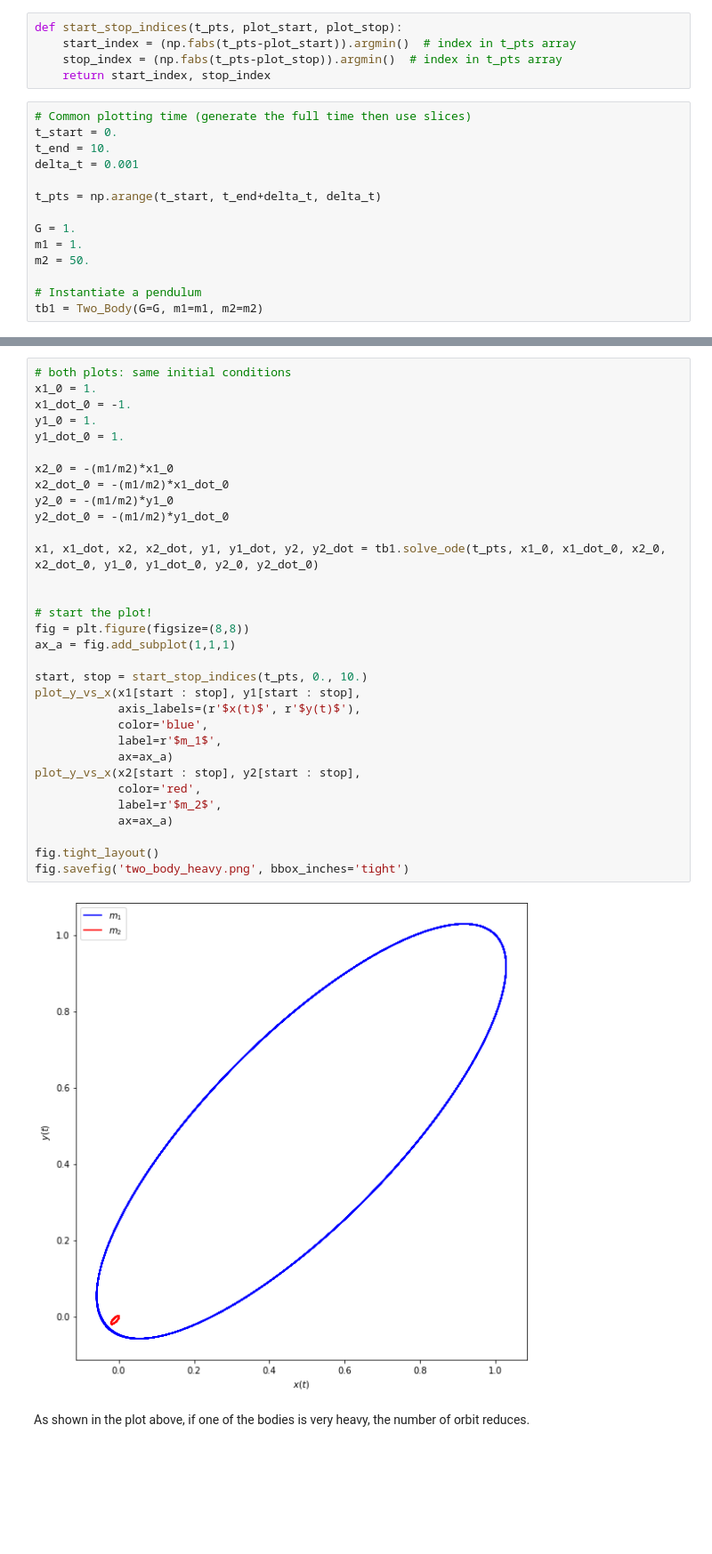
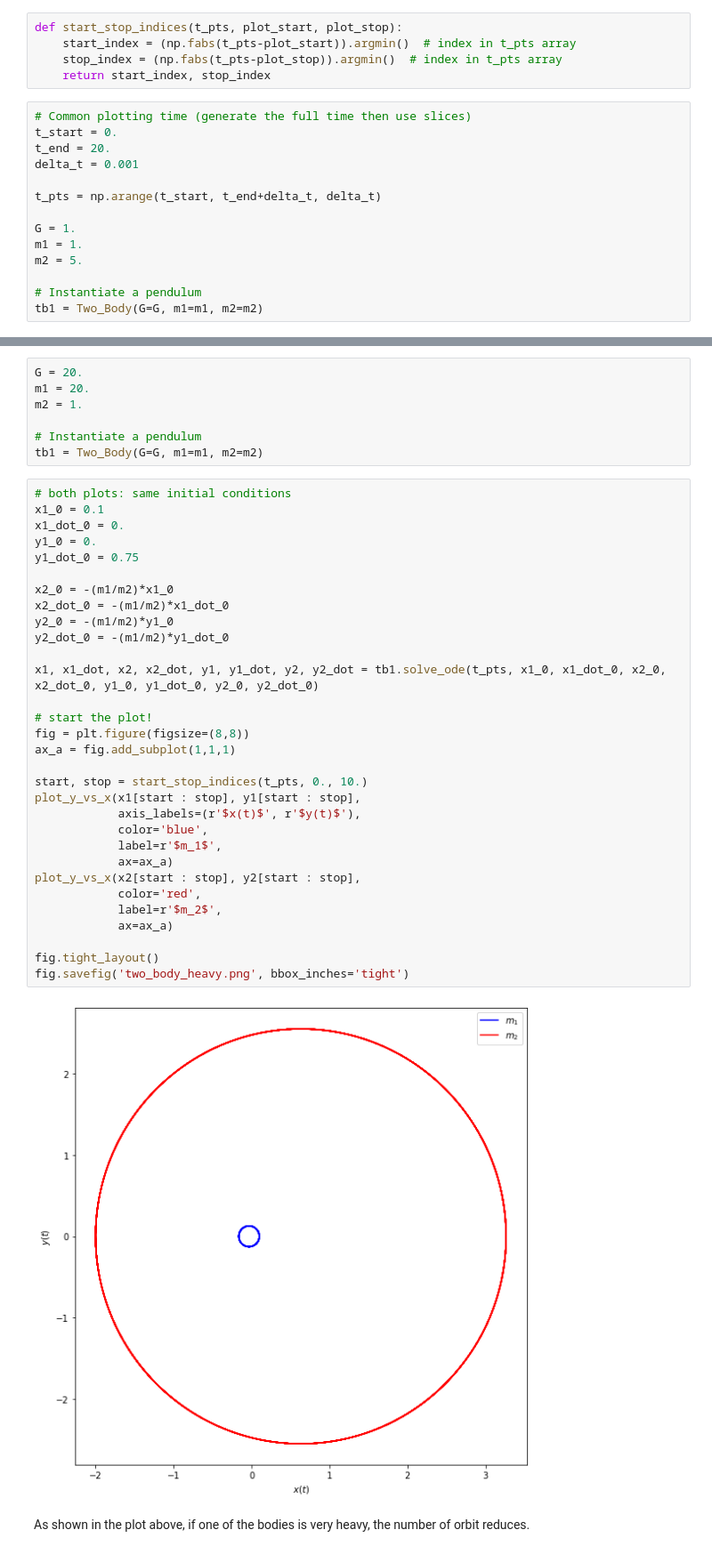
Before and after one commit to 54wedge/5300_final, a Jupyter notebook: Two_Body.ipynb, the cells around one changed output, grey strips where cells are left out. Shown at 89% size. Drawn from its saved outputs; the diff is of its cells as text; blank space fills up the shorter version.

```diff
--- a/Two_Body.ipynb
+++ b/Two_Body.ipynb
@@ -114,14 +181,14 @@ def start_stop_indices(t_pts, plot_start, plot_stop):
 # %%
 # Common plotting time (generate the full time then use slices)
 t_start = 0.
-t_end = 10.
+t_end = 20.
 delta_t = 0.001
 
 t_pts = np.arange(t_start, t_end+delta_t, delta_t)
 
 G = 1.
 m1 = 1.
-m2 = 50.
+m2 = 5.
 
 # Instantiate a pendulum
 tb1 = Two_Body(G=G, m1=m1, m2=m2)
@@ -128,36 +229,42 @@ tb1 = Two_Body(G=G, m1=m1, m2=m2)
+# %%
+G = 20.
+m1 = 20.
+m2 = 1.
+
+# Instantiate a pendulum
+tb1 = Two_Body(G=G, m1=m1, m2=m2)
 # %%
 # both plots: same initial conditions
-x1_0 = 1.
-x1_dot_0 = -1.
-y1_0 = 1.
-y1_dot_0 = 1.
+x1_0 = 0.1
+x1_dot_0 = 0.
+y1_0 = 0.
+y1_dot_0 = 0.75
 
 x2_0 = -(m1/m2)*x1_0
 x2_dot_0 = -(m1/m2)*x1_dot_0
 y2_0 = -(m1/m2)*y1_0
 y2_dot_0 = -(m1/m2)*y1_dot_0
 
 x1, x1_dot, x2, x2_dot, y1, y1_dot, y2, y2_dot = tb1.solve_ode(t_pts, x1_0, x1_dot_0, x2_0, x2_dot_0, y1_0, y1_dot_0, y2_0, y2_dot_0)
-
 
 # start the plot!
 fig = plt.figure(figsize=(8,8))
 ax_a = fig.add_subplot(1,1,1)
 
 start, stop = start_stop_indices(t_pts, 0., 10.)
 plot_y_vs_x(x1[start : stop], y1[start : stop],
             axis_labels=(r'$x(t)$', r'$y(t)$'),
             color='blue',
             label=r'$m_1$',
             ax=ax_a)
 plot_y_vs_x(x2[start : stop], y2[start : stop],
             color='red',
             label=r'$m_2$',
             ax=ax_a)
 
 fig.tight_layout()
 fig.savefig('two_body_heavy.png', bbox_inches='tight')
 # %% [output]
-[figure, old version]
+[figure, new version]
 # %% [markdown]
 As shown in the plot above, if one of the bodies is very heavy, the number of orbit reduces.
```
Also changed, not shown: parts of 3 cells of this notebook, 2 other files.
